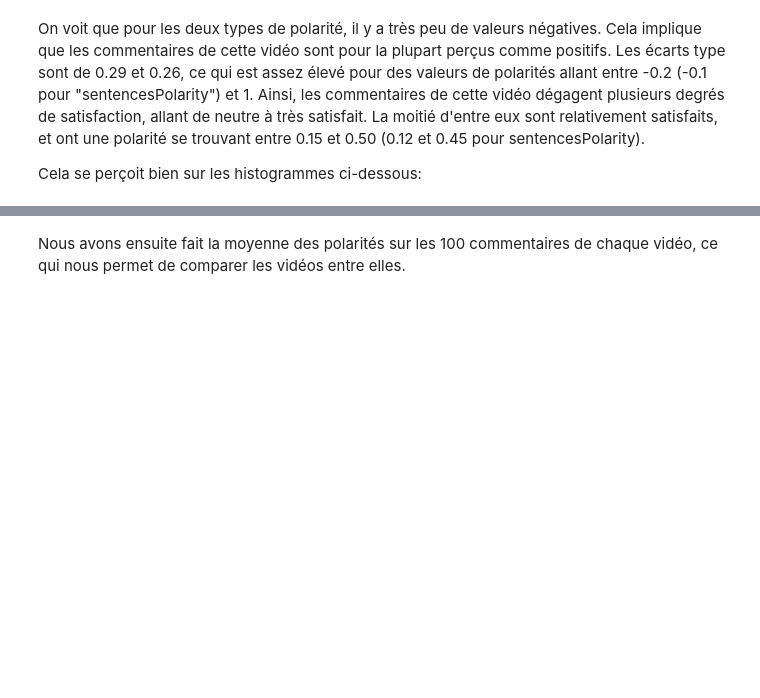
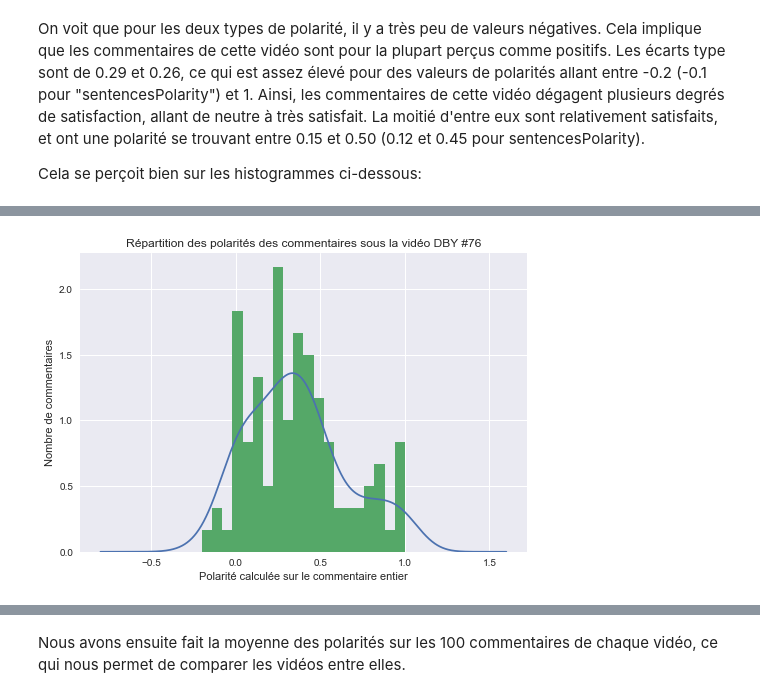
Before and after one commit to AntoineLlg/projet-python-2a, a Jupyter notebook: rapport_commentaires_youtube.ipynb, the cells around one changed output, grey strips where cells are left out. Cells and saved outputs as stored; diff of their text form; code cells hidden in the pictures; blank space fills up the shorter version.

```diff
--- a/rapport_commentaires_youtube.ipynb
+++ b/rapport_commentaires_youtube.ipynb
@@ -253,3 +307,13 @@ plt.show()
+# %%
+data.loc[data['DBY'] == "DBY #76", 'Polarity'].plot.density()
+data.loc[data['DBY'] == "DBY #76", 'Polarity'].plot.hist(bins=20, density=True)
+
+plt.xlabel("Polarité calculée sur le commentaire entier")
+plt.ylabel("Nombre de commentaires")
+plt.title("Répartition des polarités des commentaires sous la vidéo DBY #76")
+plt.show()
+# %% [output]
+[figure, added]
 # %%
 plt.hist(data.loc[data['DBY'] == "DBY #76", 'sentencesPolarity'], bins = 20, color = 'lightblue')
 plt.xlabel("Polarité calculée sur les phrases du commentaire prises une à une")
```
Also changed, not shown: parts of 22 cells of this notebook, 1 other file.
